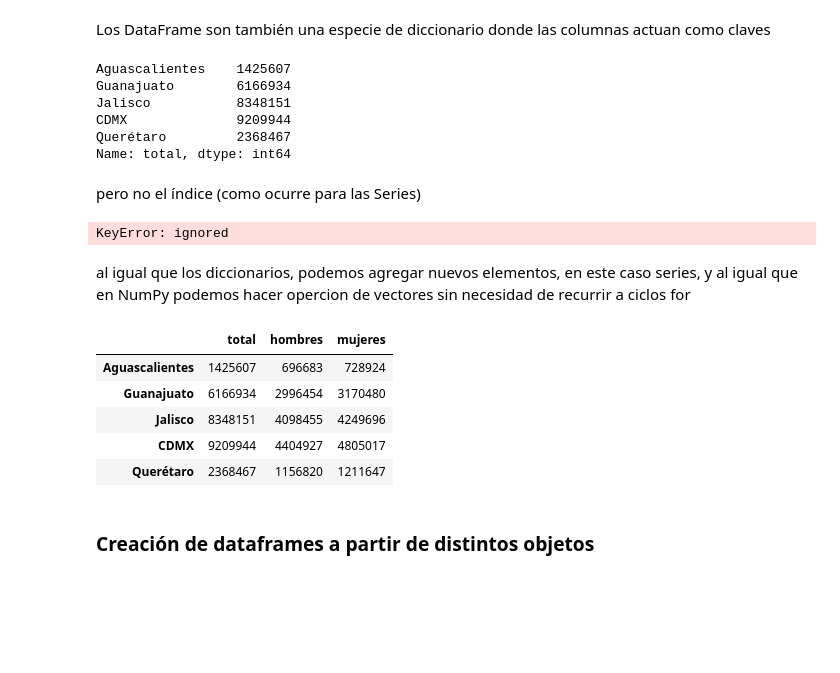
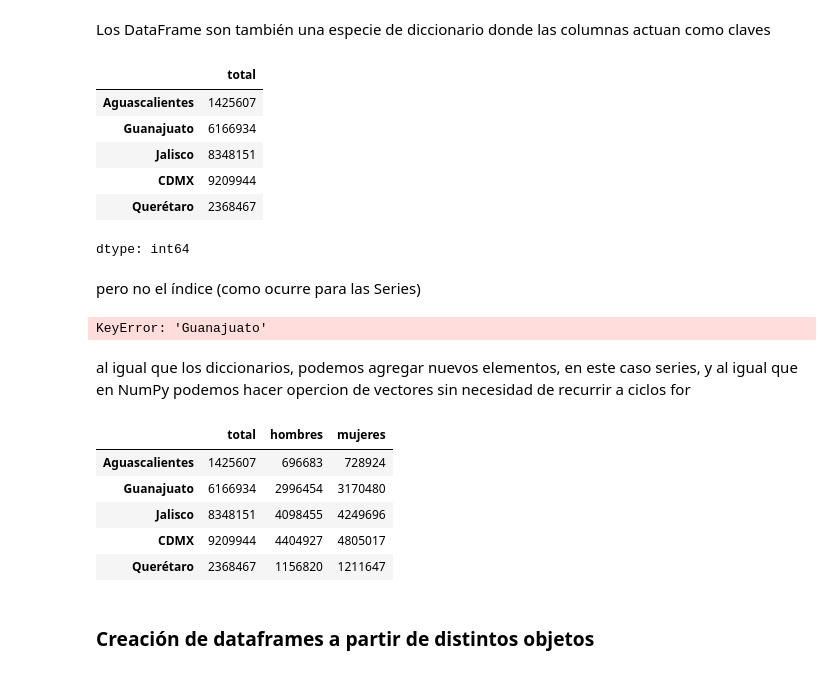
Before and after one commit to AnIsAsPe/ClasificadorClientesTelecom, a Jupyter notebook: Notebooks/Introducción a Pandas.ipynb, the cells around one changed output. Drawn from its saved outputs; the diff is of its cells as text; code cells hidden in the pictures; blank space fills up the shorter version.

```diff
--- a/Notebooks/Introducción a Pandas.ipynb
+++ b/Notebooks/Introducción a Pandas.ipynb
@@ -166,7 +172,8 @@ hombres_dic = {'Guanajuato': 2996454,'Aguascalientes': 696683	,
                'Jalisco':4098455 , 'CDMX': 4404927, 'Querétaro': 1156820,
                }
 # %%
-pd.DataFrame({'total': poblacion_dict,'hombres': hombres_dic}) # A partir de dos diccionarios
+poblacion_df = pd.DataFrame({'total': poblacion_dict,'hombres': hombres_dic})
+poblacion_df
 # %% [output]
 |  | total | hombres |
 | Aguascalientes | 1425607 | 696683 |
@@ -207,32 +202,33 @@ Index(['total', 'hombres'], dtype='object')
 # %% [markdown]
 Los DataFrame son también una especie de diccionario donde las columnas actuan como claves
 # %%
-poblacion['total']
+poblacion_df['total']
 # %% [output]
+|  | total |
+| Aguascalientes | 1425607 |
+| Guanajuato | 6166934 |
+| Jalisco | 8348151 |
+| CDMX | 9209944 |
+| Querétaro | 2368467 |
-Aguascalientes    1425607
-Guanajuato        6166934
-Jalisco           8348151
-CDMX              9209944
-Querétaro         2368467
-Name: total, dtype: int64
+dtype: int64
 # %% [markdown]
 pero no el índice (como ocurre para las Series)
 # %%
-poblacion['Guanajuato']
+poblacion_df['Guanajuato']
 # %% [output]
-KeyError: ignored
+KeyError: 'Guanajuato'
 # %% [markdown]
 al igual que los diccionarios, podemos agregar nuevos elementos, en este caso series, y al igual que en NumPy podemos hacer opercion de vectores sin necesidad de recurrir a ciclos for
-# %%
-poblacion['mujeres'] = poblacion['total'] - poblacion['hombres']
-poblacion
-# %% [output]
-|  | total | hombres | mujeres |
-| Aguascalientes | 1425607 | 696683 | 728924 |
-| Guanajuato | 6166934 | 2996454 | 3170480 |
-| Jalisco | 8348151 | 4098455 | 4249696 |
-| CDMX | 9209944 | 4404927 | 4805017 |
-| Querétaro | 2368467 | 1156820 | 1211647 |
+# %%
+poblacion_df['mujeres'] = poblacion_df['total'] - poblacion_df['hombres']
+poblacion_df
+# %% [output]
+|  | total | hombres | mujeres |
+| Aguascalientes | 1425607 | 696683 | 728924 |
+| Guanajuato | 6166934 | 2996454 | 3170480 |
+| Jalisco | 8348151 | 4098455 | 4249696 |
+| CDMX | 9209944 | 4404927 | 4805017 |
+| Querétaro | 2368467 | 1156820 | 1211647 |
 # %% [markdown]
 ### Creación de dataframes a partir de distintos objetos
 # %% [markdown]
```
Also changed, not shown: parts of 18 cells of this notebook.
